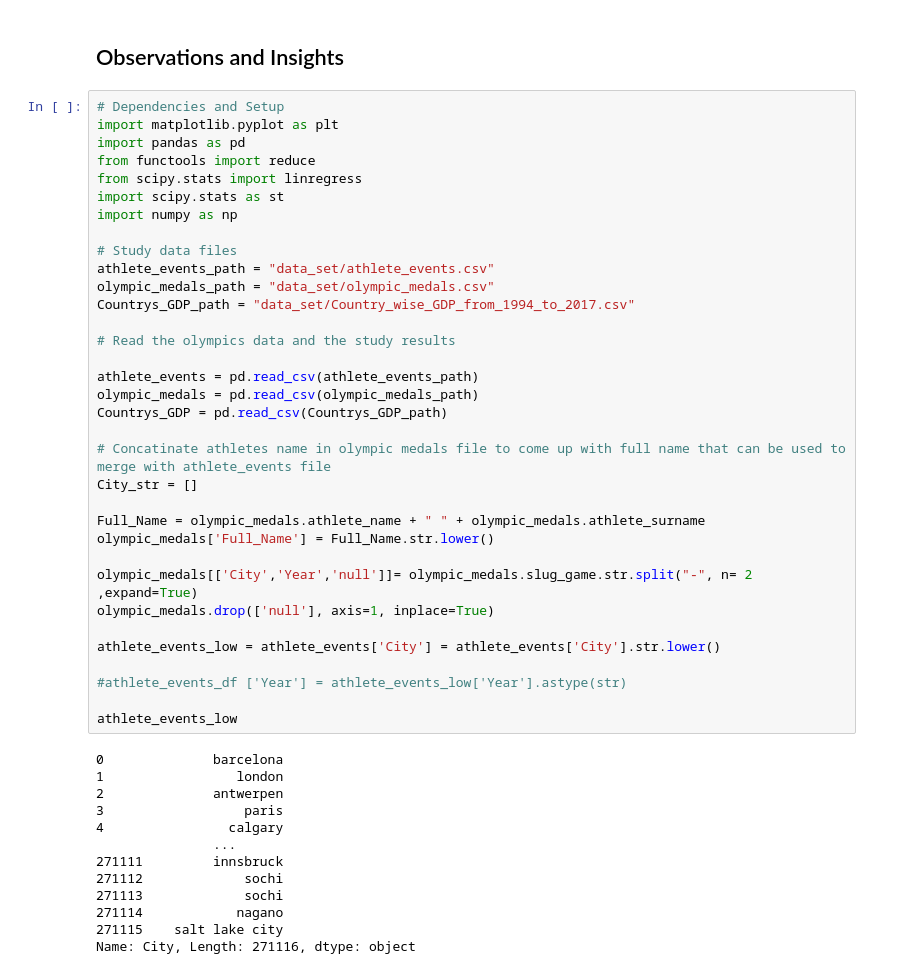
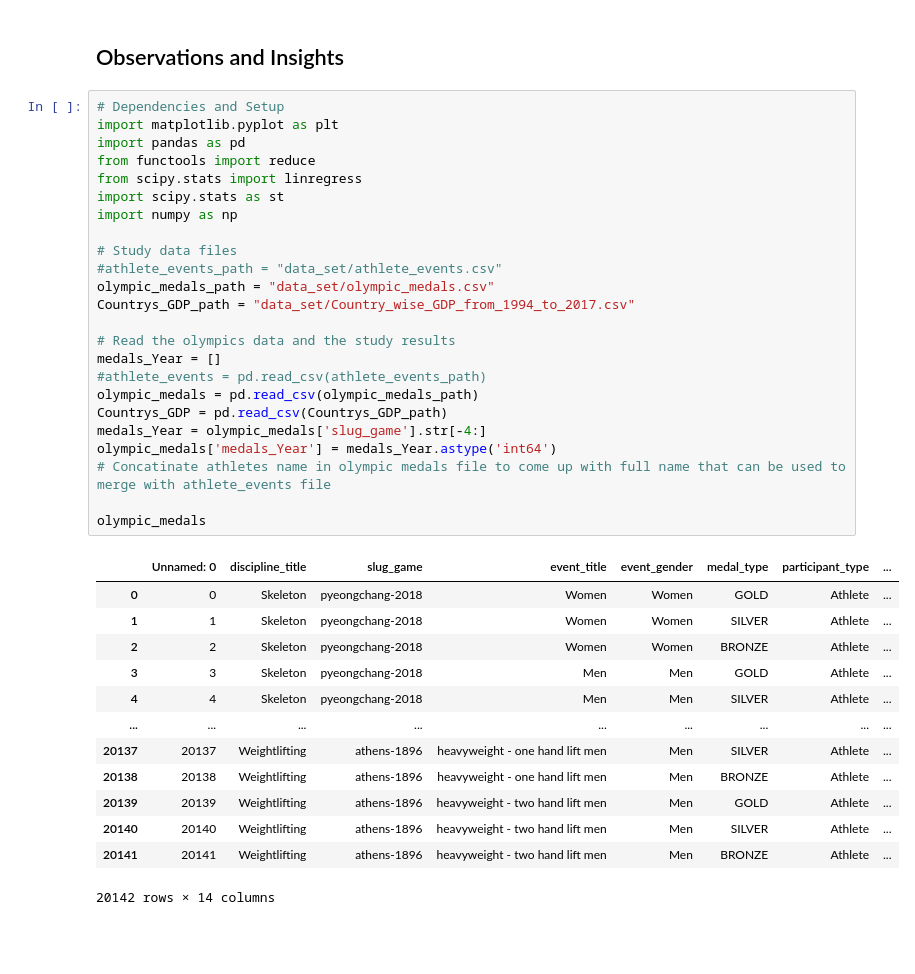
Before and after one commit to AlishaSHM/SMU_PROJECT1_OLYMPICS, a Jupyter notebook: Kidist_Work/Olympics_athletics_event.ipynb, the cells around one changed output. Saved outputs shown, nothing was run; the diff lists cells and outputs as text; blank space fills up the shorter version.

```diff
--- a/Kidist_Work/Olympics_athletics_event.ipynb
+++ b/Kidist_Work/Olympics_athletics_event.ipynb
@@ -3,47 +3,38 @@
 # %%
 # Dependencies and Setup
 import matplotlib.pyplot as plt
 import pandas as pd
 from functools import reduce
 from scipy.stats import linregress
 import scipy.stats as st
 import numpy as np
 
 # Study data files
-athlete_events_path = "data_set/athlete_events.csv"
+#athlete_events_path = "data_set/athlete_events.csv"
 olympic_medals_path = "data_set/olympic_medals.csv"
 Countrys_GDP_path = "data_set/Country_wise_GDP_from_1994_to_2017.csv"
 
 # Read the olympics data and the study results
-
-athlete_events = pd.read_csv(athlete_events_path)
+medals_Year = []
+#athlete_events = pd.read_csv(athlete_events_path)
 olympic_medals = pd.read_csv(olympic_medals_path)
 Countrys_GDP = pd.read_csv(Countrys_GDP_path)
+medals_Year = olympic_medals['slug_game'].str[-4:]
+olympic_medals['medals_Year'] = medals_Year.astype('int64')
+# Concatinate athletes name in olympic medals file to come up with full name that can be used to merge with athlete_events file
 
-# Concatinate athletes name in olympic medals file to come up with full name that can be used to merge with athlete_events file
-City_str = []
-
-Full_Name = olympic_medals.athlete_name + " " + olympic_medals.athlete_surname
-olympic_medals['Full_Name'] = Full_Name.str.lower()
-
-olympic_medals[['City','Year','null']]= olympic_medals.slug_game.str.split("-", n= 2 ,expand=True)
-olympic_medals.drop(['null'], axis=1, inplace=True)
-
-athlete_events_low = athlete_events['City'] = athlete_events['City'].str.lower()
-
-#athlete_events_df ['Year'] = athlete_events_low['Year'].astype(str)
-
-athlete_events_low
+olympic_medals
 # %% [output]
+|  | Unnamed: 0 | discipline_title | slug_game | event_title | event_gender | medal_type | participant_type | ... |
+| 0 | 0 | Skeleton | pyeongchang-2018 | Women | Women | GOLD | Athlete | ... |
+| 1 | 1 | Skeleton | pyeongchang-2018 | Women | Women | SILVER | Athlete | ... |
+| 2 | 2 | Skeleton | pyeongchang-2018 | Women | Women | BRONZE | Athlete | ... |
+| 3 | 3 | Skeleton | pyeongchang-2018 | Men | Men | GOLD | Athlete | ... |
+| 4 | 4 | Skeleton | pyeongchang-2018 | Men | Men | SILVER | Athlete | ... |
+| ... | ... | ... | ... | ... | ... | ... | ... | ... |
+| 20137 | 20137 | Weightlifting | athens-1896 | heavyweight - one hand lift men | Men | SILVER | Athlete | ... |
+| 20138 | 20138 | Weightlifting | athens-1896 | heavyweight - one hand lift men | Men | BRONZE | Athlete | ... |
+| 20139 | 20139 | Weightlifting | athens-1896 | heavyweight - two hand lift men | Men | GOLD | Athlete | ... |
+| 20140 | 20140 | Weightlifting | athens-1896 | heavyweight - two hand lift men | Men | SILVER | Athlete | ... |
+| 20141 | 20141 | Weightlifting | athens-1896 | heavyweight - two hand lift men | Men | BRONZE | Athlete | ... |
-0              barcelona
-1                 london
-2              antwerpen
-3                  paris
-4                calgary
-               ...
-271111         innsbruck
-271112             sochi
-271113             sochi
-271114            nagano
-271115    salt lake city
-Name: City, Length: 271116, dtype: object
+20142 rows × 14 columns
```
Also changed, not shown: parts of 15 cells of this notebook.
